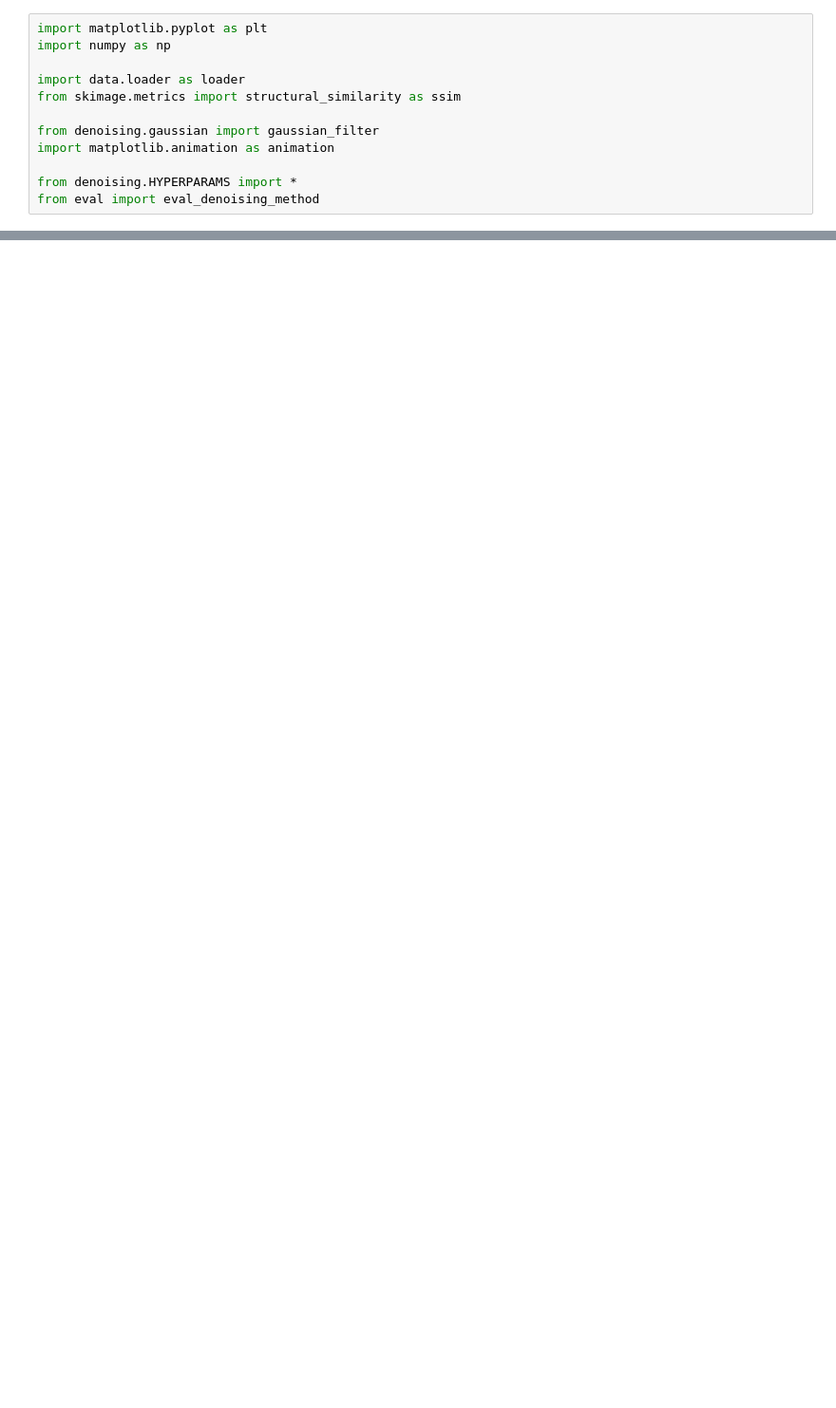
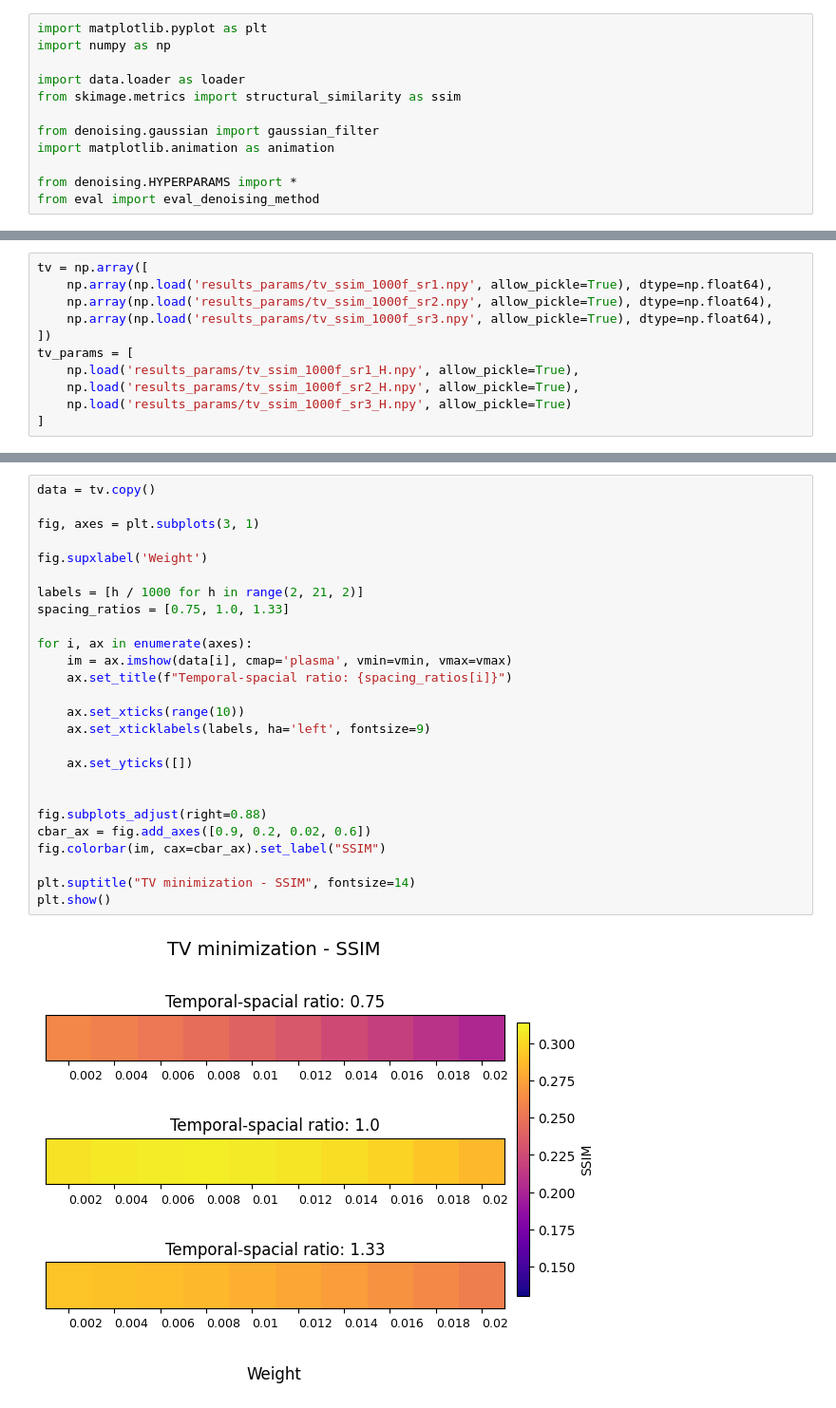
Before and after one commit to Rpplctns/denoising-voltage-imaging-videos, a Jupyter notebook: main.ipynb, the cells around one changed output, grey strips where cells are left out. Shown at 95% size. Cells and saved outputs as stored; diff of their text form; blank space fills up the shorter version.

```diff
--- a/main.ipynb
+++ b/main.ipynb
@@ -73,0 +89,11 @@ array([[[{'kernel_size': 5, 'sigma_xy': 0.5, 'sigma_t': 0.5},
+# %%
+tv = np.array([
+    np.array(np.load('results_params/tv_ssim_1000f_sr1.npy', allow_pickle=True), dtype=np.float64),
+    np.array(np.load('results_params/tv_ssim_1000f_sr2.npy', allow_pickle=True), dtype=np.float64),
+    np.array(np.load('results_params/tv_ssim_1000f_sr3.npy', allow_pickle=True), dtype=np.float64),
+])
+tv_params = [
+    np.load('results_params/tv_ssim_1000f_sr1_H.npy', allow_pickle=True),
+    np.load('results_params/tv_ssim_1000f_sr2_H.npy', allow_pickle=True),
+    np.load('results_params/tv_ssim_1000f_sr3_H.npy', allow_pickle=True)
+]
@@ -73,0 +131,28 @@ array([[[{'kernel_size': 5, 'sigma_xy': 0.5, 'sigma_t': 0.5},
+# %%
+data = tv.copy()
+
+fig, axes = plt.subplots(3, 1)
+
+fig.supxlabel('Weight')
+
+labels = [h / 1000 for h in range(2, 21, 2)]
+spacing_ratios = [0.75, 1.0, 1.33]
+
+for i, ax in enumerate(axes):
+    im = ax.imshow(data[i], cmap='plasma', vmin=vmin, vmax=vmax)
+    ax.set_title(f"Temporal-spacial ratio: {spacing_ratios[i]}")
+
+    ax.set_xticks(range(10))
+    ax.set_xticklabels(labels, ha='left', fontsize=9)
+
+    ax.set_yticks([])
+
+
+fig.subplots_adjust(right=0.88)
+cbar_ax = fig.add_axes([0.9, 0.2, 0.02, 0.6])
+fig.colorbar(im, cax=cbar_ax).set_label("SSIM")
+
+plt.suptitle("TV minimization - SSIM", fontsize=14)
+plt.show()
+# %% [output]
+[figure, added]
```
Also changed, not shown: parts of 21 cells of this notebook, 2 other files.
